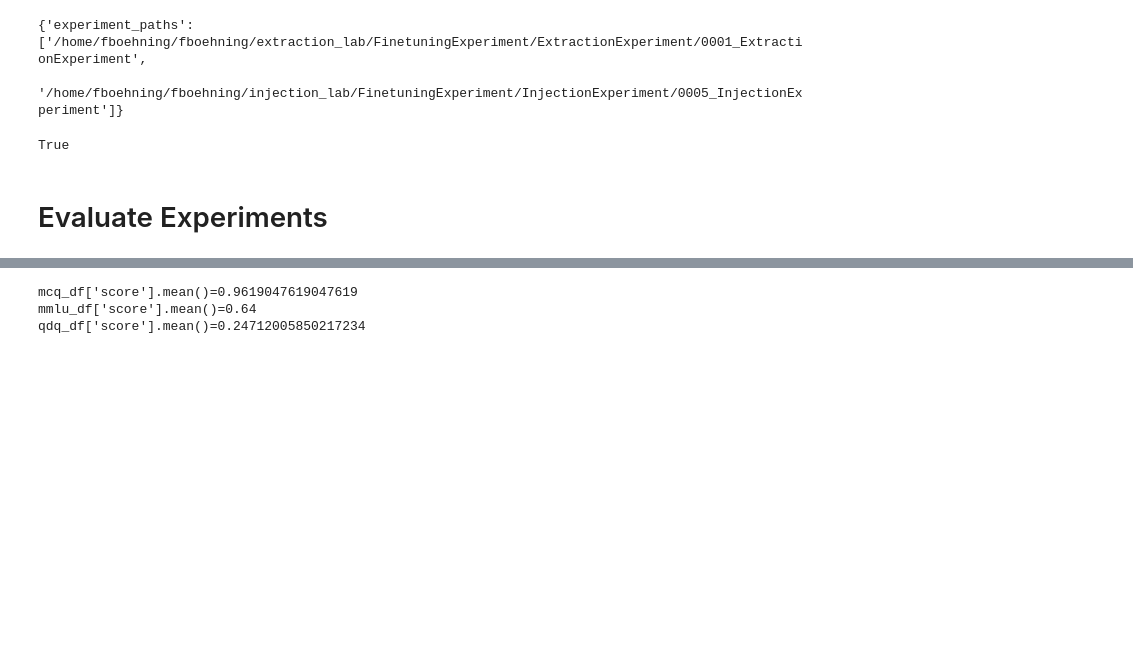
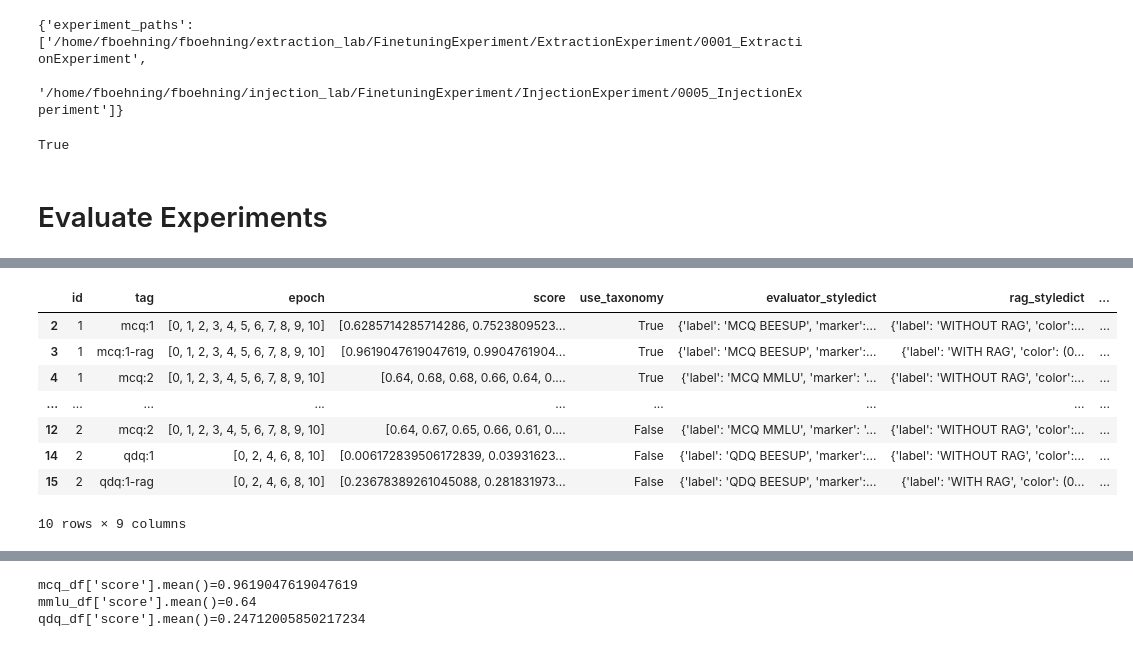
Before and after one commit to fee1ix/beesup_injection_lab, a Jupyter notebook: injection_notebook.ipynb, the cells around one changed output, grey strips where cells are left out. Cells and saved outputs as stored; diff of their text form; code cells hidden in the pictures; blank space fills up the shorter version.

```diff
--- a/injection_notebook.ipynb
+++ b/injection_notebook.ipynb
@@ -1945,12 +2275,14 @@ def get_injection_callbacks_df(experiment:InjectionExperiment) -> pd.DataFrame:
     callbacks_df=callbacks_df[col_order].copy()
     return callbacks_df
 # %%
-
-evaluation_data=[]
+evaluation_dfs=[]
 for i,row in experiments_df.iterrows():
     experiment=InjectionExperiment(row.id)
 
     callbacks_df=get_injection_callbacks_df(experiment)
+    evaluation_dfs.append(callbacks_df)
 
-    print(experiment._path)
+evaluation_df=pd.concat(evaluation_dfs)
+
+evaluation_df
 # %% [output]
@@ -2031,0 +2298,13 @@ def get_mce_loss(sample):
+# %%
+scores_df=evaluation_df.copy()
+scores_df['score']=scores_df.apply(get_score, axis=1)
+scores_df=scores_df[['id','epoch','tag','score']]
+
+# GROUP over Epochs
+scores_df=scores_df.groupby(['id','tag','epoch'], dropna=False).agg('mean').reset_index()
+#scores_df.sort_values(by=['experiment_id','evaluator_id','epoch'], inplace=True, ascending=True)
+scores_df
+
+# # GROUP over Evaluators
+scores_df=scores_df.groupby(['id','tag'], dropna=False).agg(list).reset_index()
+scores_df
@@ -2031,0 +2321,3 @@ def get_mce_loss(sample):
+# %%
+experiments_df=InjectionExperiment().get_overview(keypaths=['use_taxonomy'])
+display(experiments_df)
@@ -2031,0 +2328,3 @@ def get_mce_loss(sample):
+# %%
+scores_df=scores_df.merge(experiments_df[['id','use_taxonomy']], left_on='id', right_on='id', how='left')
+scores_df
@@ -2031,0 +2341,28 @@ def get_mce_loss(sample):
+# %%
+#Analyse MCE Loss
+plot_df=scores_df[
+    (~scores_df.tag.isin(['ffq:1','ffq:1-rag','mcq:2-rag']))
+    #& (scores_df.experiment_id.isin([15,16]))
+    ].copy()
+
+
+plot_df['evaluator_styledict']=plot_df.apply(get_evaluator_styledict, axis=1)
+plot_df['rag_styledict']=plot_df.apply(get_rag_styledict, axis=1)
+plot_df['dataset_styledict']=plot_df.apply(get_dataset_styledict, axis=1)
+#plot_df['lora_styledict']=plot_df.apply(get_lora_styledict, axis=1)
+
+stylerows_df=get_stylerows_df(plot_df)
+stylemap_dict=get_stylemap_dict(stylerows_df)
+plot_df['styledict']=plot_df.apply(lambda x: get_merged_styledict(x, stylemap_dict),axis=1)
+
+plot_df
+# %% [output]
+|  | id | tag | epoch | score | use_taxonomy | evaluator_styledict | rag_styledict | ... |
+| 2 | 1 | mcq:1 | [0, 1, 2, 3, 4, 5, 6, 7, 8, 9, 10] | [0.6285714285714286, 0.7523809523... | True | {'label': 'MCQ BEESUP', 'marker':... | {'label': 'WITHOUT RAG', 'color':... | ... |
+| 3 | 1 | mcq:1-rag | [0, 1, 2, 3, 4, 5, 6, 7, 8, 9, 10] | [0.9619047619047619, 0.9904761904... | True | {'label': 'MCQ BEESUP', 'marker':... | {'label': 'WITH RAG', 'color': (0... | ... |
+| 4 | 1 | mcq:2 | [0, 1, 2, 3, 4, 5, 6, 7, 8, 9, 10] | [0.64, 0.68, 0.68, 0.66, 0.64, 0.... | True | {'label': 'MCQ MMLU', 'marker': '... | {'label': 'WITHOUT RAG', 'color':... | ... |
+| ... | ... | ... | ... | ... | ... | ... | ... | ... |
+| 12 | 2 | mcq:2 | [0, 1, 2, 3, 4, 5, 6, 7, 8, 9, 10] | [0.64, 0.67, 0.65, 0.66, 0.61, 0.... | False | {'label': 'MCQ MMLU', 'marker': '... | {'label': 'WITHOUT RAG', 'color':... | ... |
+| 14 | 2 | qdq:1 | [0, 2, 4, 6, 8, 10] | [0.006172839506172839, 0.03931623... | False | {'label': 'QDQ BEESUP', 'marker':... | {'label': 'WITHOUT RAG', 'color':... | ... |
+| 15 | 2 | qdq:1-rag | [0, 2, 4, 6, 8, 10] | [0.23678389261045088, 0.281831973... | False | {'label': 'QDQ BEESUP', 'marker':... | {'label': 'WITH RAG', 'color': (0... | ... |
+10 rows × 9 columns
```
Also changed, not shown: parts of 46 cells of this notebook, 8 other files.
